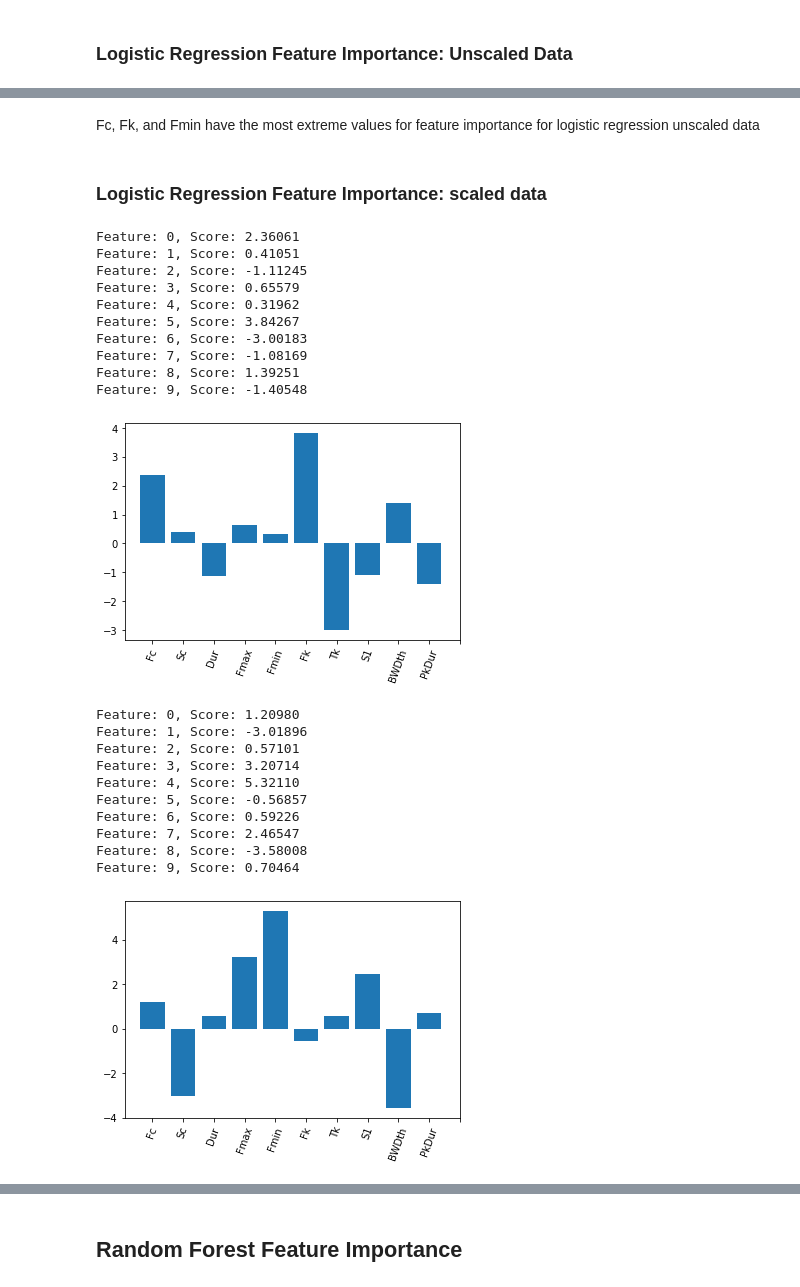
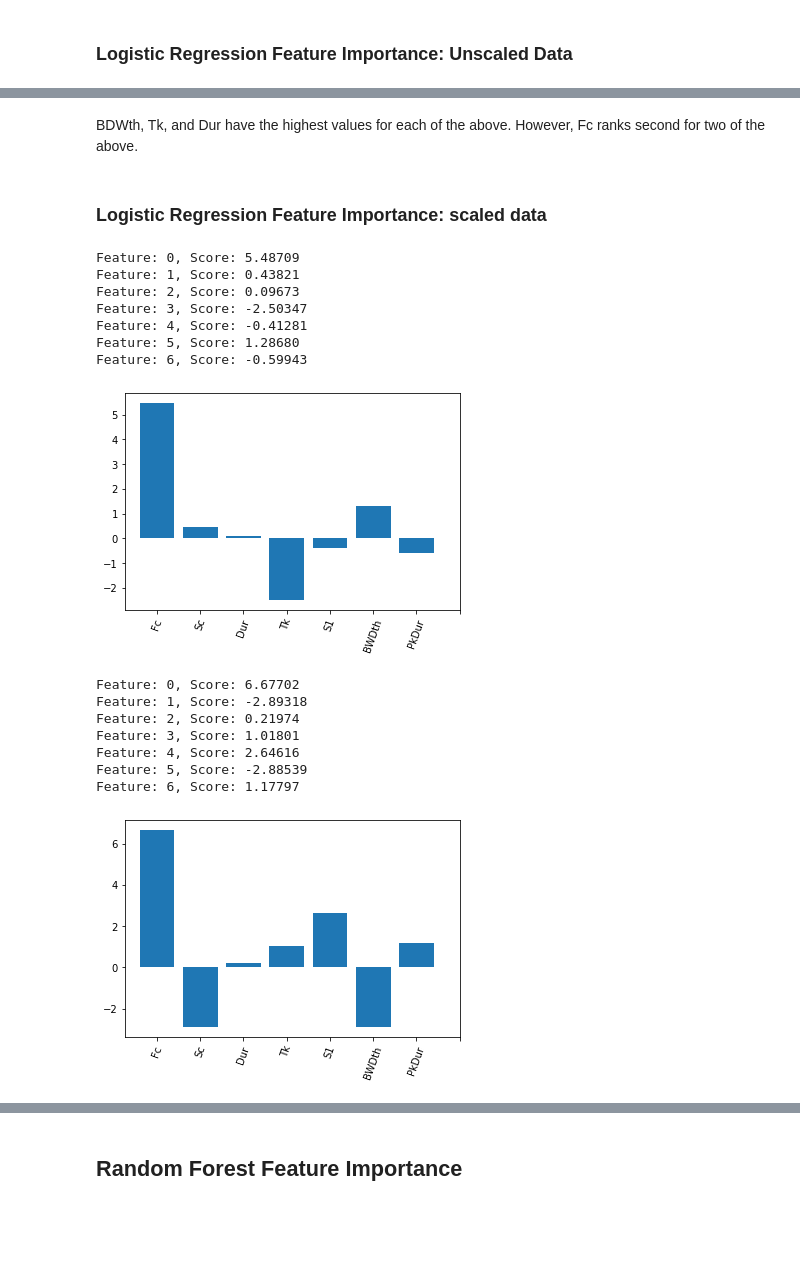
Before and after one commit to haberkornm/Springboard, a Jupyter notebook: Bat_Echolocation_Capstone/Bat_echolocation_EDA.ipynb, the cells around one changed output, grey strips where cells are left out. Cells and saved outputs as stored; diff of their text form; code cells hidden in the pictures; blank space fills up the shorter version.

```diff
--- a/Bat_Echolocation_Capstone/Bat_echolocation_EDA.ipynb
+++ b/Bat_Echolocation_Capstone/Bat_echolocation_EDA.ipynb
@@ -1352,10 +1536,8 @@ from patsy import dmatrices
 # %%
-#Drop NoID calls from library
-noid_index = tr_libdf[tr_libdf['Spp'] == 'NoID'].index
-tr_libdf.drop(noid_index, inplace=True)
 #Remove non-numeric columns so dataframe can be scaled
-data = tr_libdf.drop(columns = ['Spp', 'Library'])
+data = all_species_df.drop(columns = ['Spp'])
+data.head()
 #Relabel columns
-data.columns = ['Fc', 'Sc', 'Dur', 'Fmax', 'Fmin', 'Fk', 'Tk', 'S1', 'BWDth','PkDur']
+#data.columns = ['Fc', 'Sc', 'Dur', 'Fmax', 'Fmin', 'Fk', 'Tk', 'S1', 'BWDth','PkDur']
 #Create dataframe of species labels
 spp_labels = pd.DataFrame(tr_libdf['Spp'])
@@ -1542,7 +1738,7 @@ All species scaled with Fmax, Fmin, and Fk removed.  VIF for remaining features
 #### Changing labels on unscaled and scaled dataframes
 # %%
 #List of species to be relabeld as other
-other_spp = ['ANTPAL', 'EPTFUS', 'EUMPER', 'EUMUND', 'LASBLO', 'LASCIN', 'LASNOC', 'LASXAN', 'MYOCAL', 'MYOCIL', 'MYOEVO', 'MYOOCC', 'MYOTHY', 'MYOVEL', 'MYOVOL', 'NYCFEM', 'NYCMAC']
+other_spp = ['NoID', 'ANTPAL', 'EPTFUS', 'EUMPER', 'EUMUND', 'LASBLO', 'LASCIN', 'LASNOC', 'LASXAN', 'MYOCAL', 'MYOCIL', 'MYOEVO', 'MYOOCC', 'MYOTHY', 'MYOVEL', 'MYOVOL', 'NYCFEM', 'NYCMAC']
 #Replacing other_spp with other label
 three_spp_labels = data.Spp.replace(other_spp, 'other')
 #Relabeling unscaled data
@@ -1737,0 +1945,6 @@ features = ['Fc', 'Sc', 'Dur', 'Fmax', 'Fmin', 'Fk', 'Tk', 'S1', 'BWDth', 'PkDur
+# %%
+#Making dataframe without labels
+X = data.drop(columns = ['Spp'])
+#Selecting only columns with low multicollinearity as determined by VIF
+X = X[['Fc', 'Sc', 'Dur', 'Tk', 'S1', 'BWDth', 'PkDur']]
+features = ['Fc', 'Sc', 'Dur', 'Tk', 'S1', 'BWDth', 'PkDur']
@@ -1860,5 +2066,5 @@ Feature: 9, Score: -0.14570
-# %% [markdown]
-Fc, Fk, and Fmin have the most extreme values for feature importance for logistic regression unscaled data
+# %% [markdown]
+BDWth, Tk, and Dur have the highest values for each of the above.  However, Fc ranks second for two of the above.
 # %% [markdown]
 ### Logistic Regression Feature Importance: scaled data
 # %%
@@ -1866,7 +2072,7 @@ Fc, Fk, and Fmin have the most extreme values for feature importance for logisti
 scaler = RobustScaler()
 X_scaled = pd.DataFrame(scaler.fit_transform(X))
 #Relabel columns
-X_scaled.columns = ['Fc', 'Sc', 'Dur', 'Fmax', 'Fmin', 'Fk', 'Tk', 'S1', 'BWDth','PkDur']
+X_scaled.columns = ['Fc', 'Sc', 'Dur', 'Tk', 'S1', 'BWDth','PkDur']
 # %%
 model = LogisticRegression()
 # fit the model
@@ -1878,45 +2084,39 @@ for i,v in enumerate(importance):
 	print('Feature: %0d, Score: %.5f' % (i,v))
 # plot feature importance
 plt.bar([x for x in range(len(importance))], importance)
-plt.xticks(range(0, 11), features, rotation=70)
+plt.xticks(range(0, 8), features, rotation=70)
 plt.show()
 # %% [output]
-Feature: 0, Score: 2.36061
-Feature: 1, Score: 0.41051
-Feature: 2, Score: -1.11245
-Feature: 3, Score: 0.65579
-Feature: 4, Score: 0.31962
-Feature: 5, Score: 3.84267
-Feature: 6, Score: -3.00183
-Feature: 7, Score: -1.08169
-Feature: 8, Score: 1.39251
-Feature: 9, Score: -1.40548
+Feature: 0, Score: 5.48709
+Feature: 1, Score: 0.43821
+Feature: 2, Score: 0.09673
+Feature: 3, Score: -2.50347
+Feature: 4, Score: -0.41281
+Feature: 5, Score: 1.28680
+Feature: 6, Score: -0.59943
-[figure, old version]
+[figure, new version]
 # %%
 model = LogisticRegression()
 # fit the model
 model.fit(X_scaled, y['Spp_PARHES'])
 # get importance
 importance = model.coef_[0]
 # summarize feature importance
 for i,v in enumerate(importance):
 	print('Feature: %0d, Score: %.5f' % (i,v))
 # plot feature importance
 plt.bar([x for x in range(len(importance))], importance)
-plt.xticks(range(0, 11), features, rotation=70)
+plt.xticks(range(0, 8), features, rotation=70)
 plt.show()
 # %% [output]
-Feature: 0, Score: 1.20980
-Feature: 1, Score: -3.01896
-Feature: 2, Score: 0.57101
-Feature: 3, Score: 3.20714
-Feature: 4, Score: 5.32110
-Feature: 5, Score: -0.56857
-Feature: 6, Score: 0.59226
-Feature: 7, Score: 2.46547
-Feature: 8, Score: -3.58008
-Feature: 9, Score: 0.70464
+Feature: 0, Score: 6.67702
+Feature: 1, Score: -2.89318
+Feature: 2, Score: 0.21974
+Feature: 3, Score: 1.01801
+Feature: 4, Score: 2.64616
+Feature: 5, Score: -2.88539
+Feature: 6, Score: 1.17797
-[figure, old version]
+[figure, new version]
 # %%
 model = LogisticRegression()
 # fit the model
```
Also changed, not shown: parts of 79 cells of this notebook.
